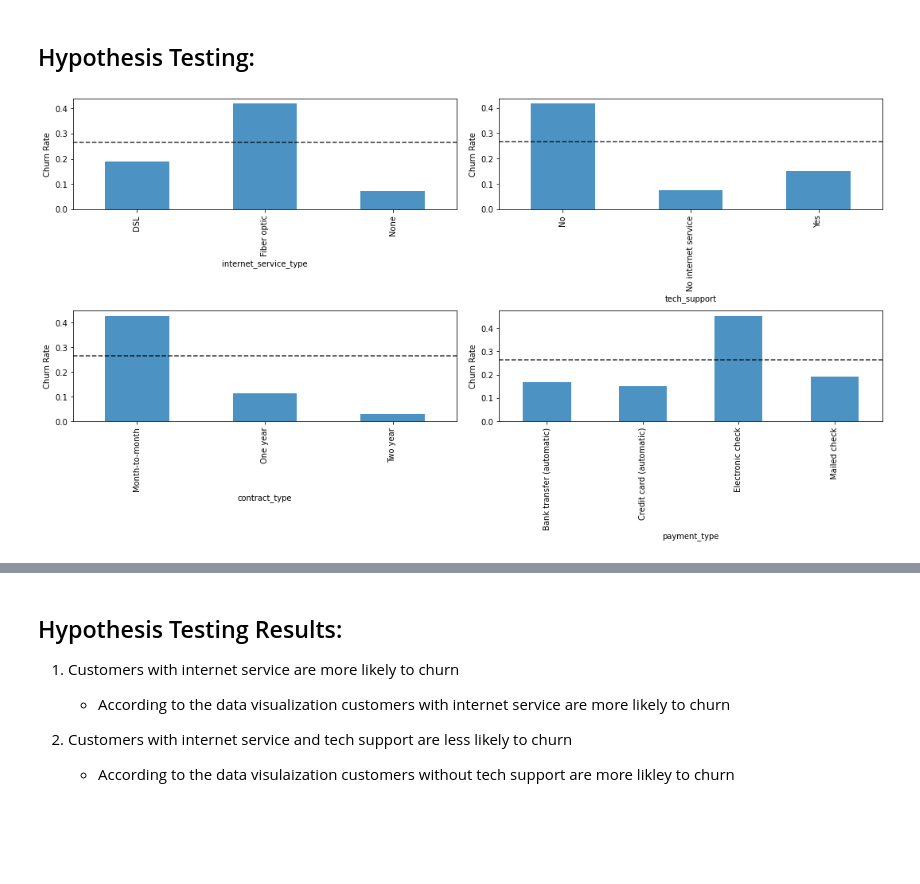
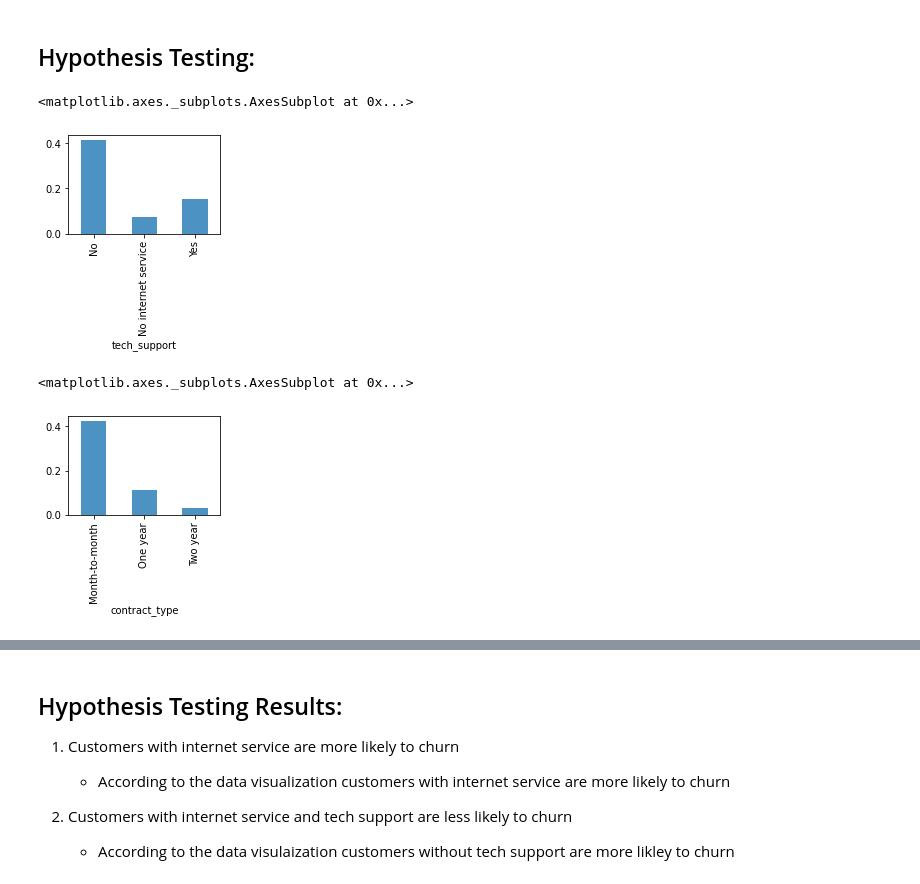
Before and after one commit to CSolitaire/telco_churn, a Jupyter notebook: solitaire_classification_project.ipynb, the cells around one changed output, grey strips where cells are left out. Drawn from its saved outputs; the diff is of its cells as text; code cells hidden in the pictures; blank space fills up the shorter version.

```diff
--- a/solitaire_classification_project.ipynb
+++ b/solitaire_classification_project.ipynb
@@ -238,26 +238,19 @@ payment_type                0
 dtype: int64
 # %% [markdown]
 ## Hypothesis Testing:
-# %%
-# Hypothesis Testing and Assumption Validation
-plt.figure(figsize = (15,8))
-plt.subplot(2, 2, 1)
-df.groupby('internet_service_type').churn_cc.mean().plot.bar(alpha=.8)
-plt.ylabel('Churn Rate')
-plt.hlines(churn_rate, *plt.xlim(), ls='--', alpha=.8)
-plt.subplot(2, 2, 2)
-df.groupby('tech_support').churn_cc.mean().plot.bar(alpha=.8)
-plt.ylabel('Churn Rate')
-plt.hlines(churn_rate, *plt.xlim(), ls='--', alpha=.8)
-plt.subplot(2, 2, 3)
-df.groupby('contract_type').churn_cc.mean().plot.bar(alpha=.8)
-plt.ylabel('Churn Rate')
-plt.hlines(churn_rate, *plt.xlim(), ls='--', alpha=.8)
-plt.subplot(2, 2, 4)
-df.groupby('payment_type').churn_cc.mean().plot.bar(alpha=.8)
-plt.ylabel('Churn Rate')
-plt.hlines(churn_rate, *plt.xlim(), ls='--', alpha=.8)
-plt.tight_layout(pad = 1.0)
-plt.show()
-# %% [output]
-[figure, removed]
+# %%
+# Hypothesis Testing and Assumption Validation
+df_explore= prep_telco_data_explore(get_telco_data(cached = True))
+
+
+plt.subplot(2, 2, 2)
+df_explore.groupby('tech_support').churn.mean().plot.bar(alpha=.8)
+# %% [output]
+<matplotlib.axes._subplots.AxesSubplot at 0x...>
+[figure, added]
+# %%
+plt.subplot(2, 2, 3)
+df_explore.groupby('contract_type').churn.mean().plot.bar(alpha=.8)
+# %% [output]
+<matplotlib.axes._subplots.AxesSubplot at 0x...>
+[figure, added]
```
Also changed, not shown: parts of 1 cell of this notebook.
